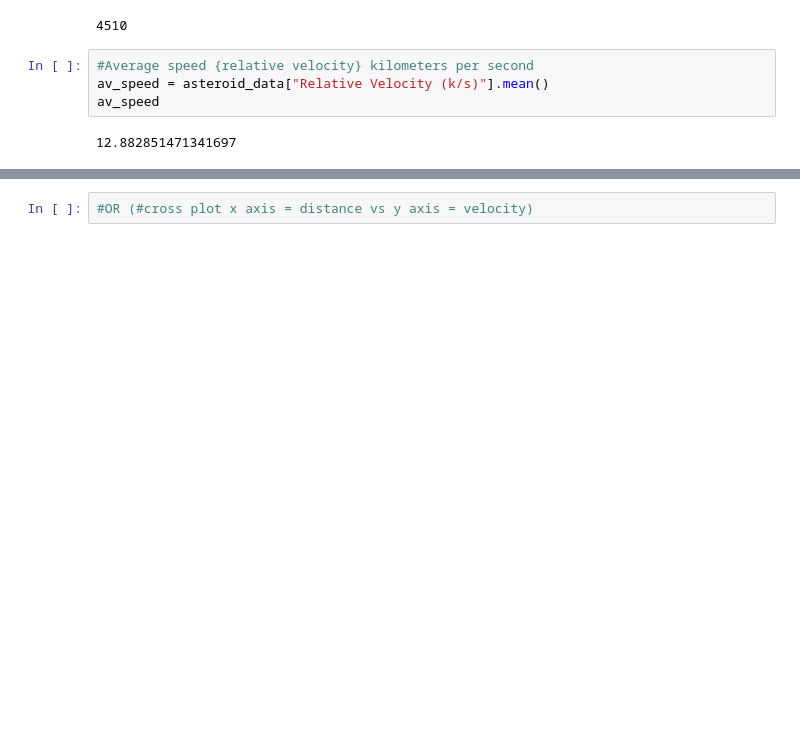
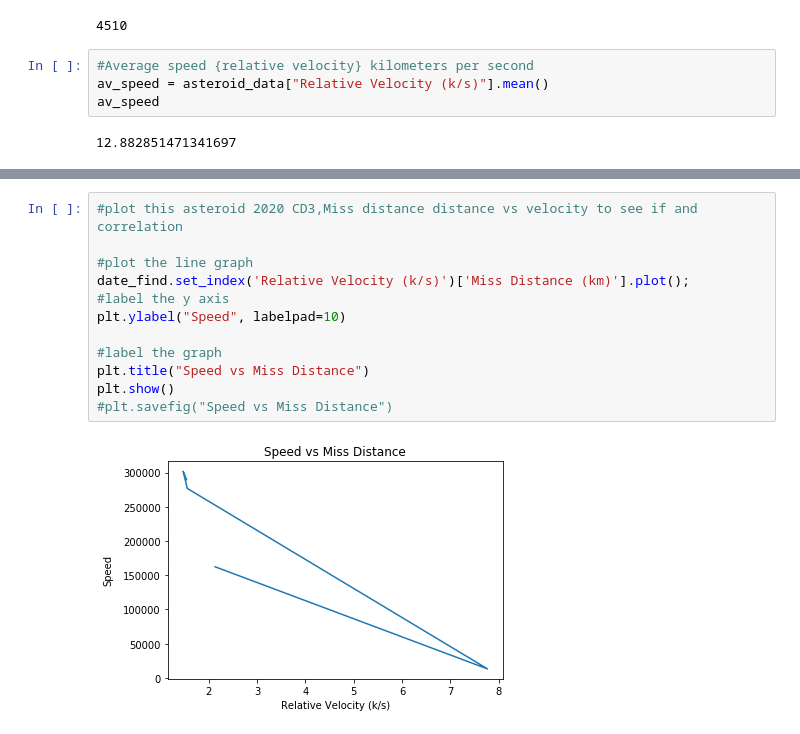
Before and after one commit to AmyAndersson/Datanauts_Project, a Jupyter notebook: bonner_asteroid_data.ipynb, the cells around one changed output, grey strips where cells are left out. Cells and saved outputs as stored; diff of their text form; blank space fills up the shorter version.

```diff
--- a/bonner_asteroid_data.ipynb
+++ b/bonner_asteroid_data.ipynb
@@ -112,2 +165,14 @@ date_find
-# %%
-#OR (#cross plot x axis = distance vs y axis = velocity)
+# %%
+#plot this asteroid 2020 CD3,Miss distance distance vs velocity to see if and correlation
+
+#plot the line graph
+date_find.set_index('Relative Velocity (k/s)')['Miss Distance (km)'].plot();
+#label the y axis
+plt.ylabel("Speed", labelpad=10)
+
+#label the graph
+plt.title("Speed vs Miss Distance")
+plt.show()
+#plt.savefig("Speed vs Miss Distance")
+# %% [output]
+[figure, added]
```
Also changed, not shown: parts of 20 cells of this notebook, 4 other files.
